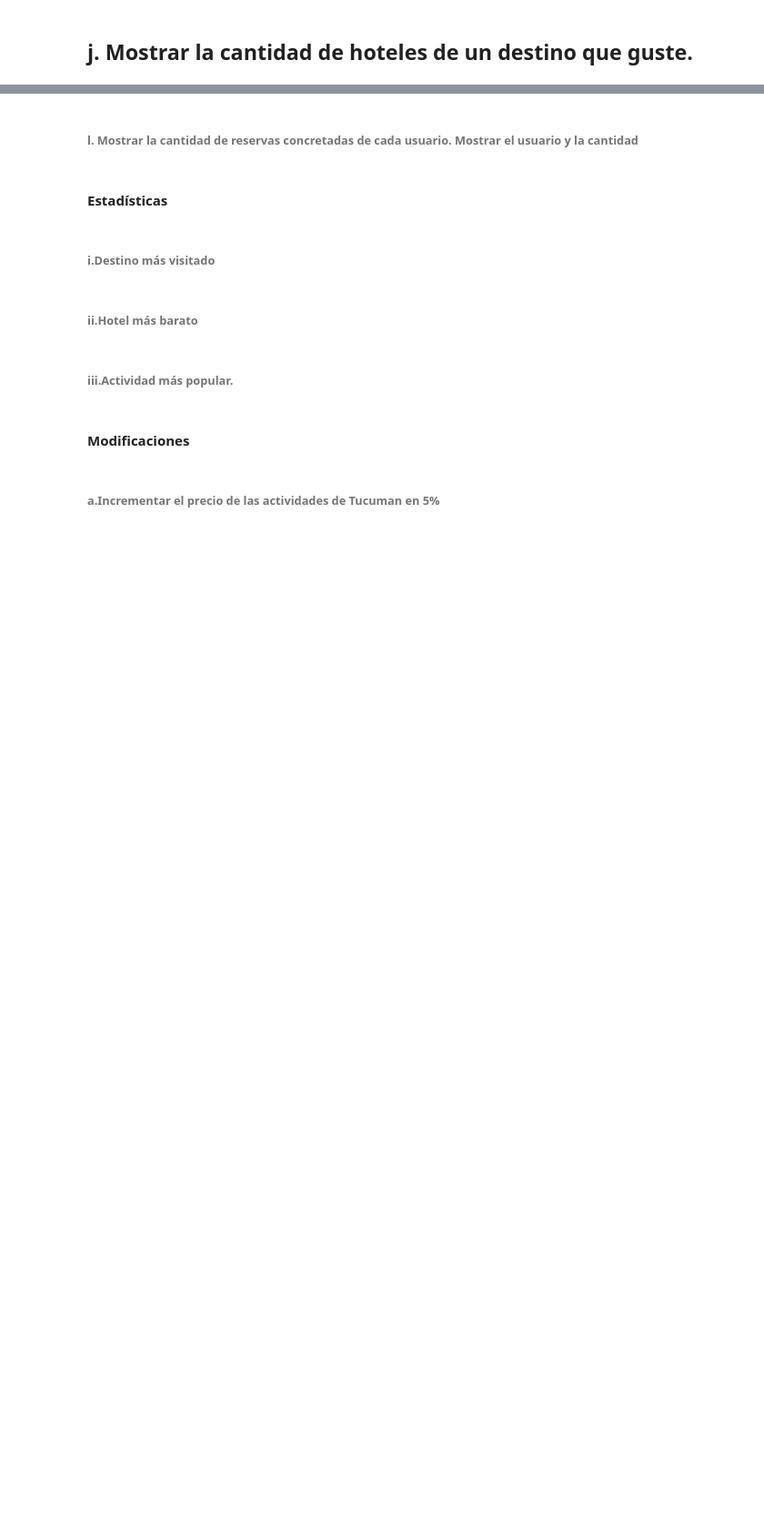
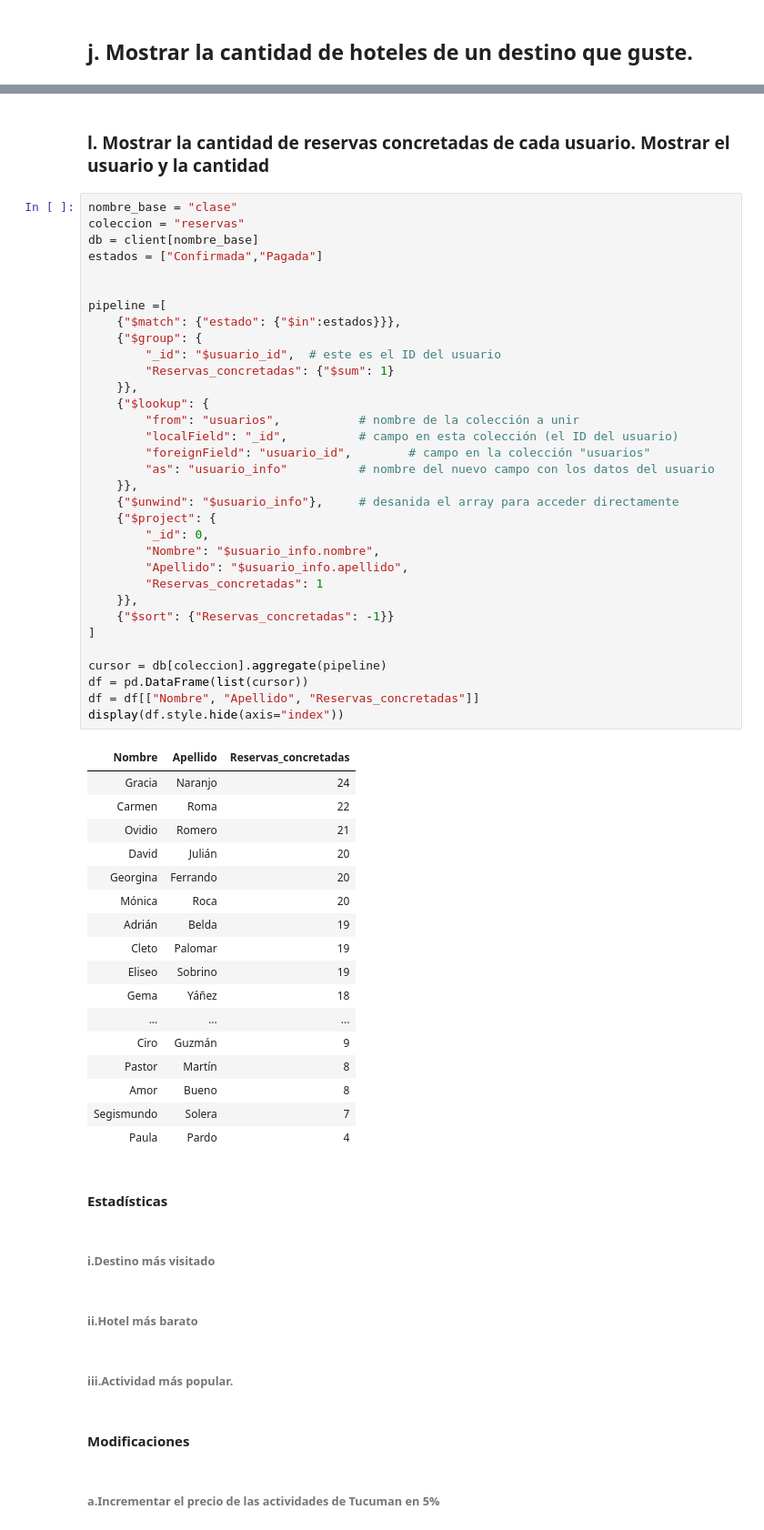
Before and after one commit to dariomicheli/BaseDatos, a Jupyter notebook: notebooks/Consultas.ipynb, the cells around one changed output, grey strips where cells are left out. Shown at 91% size. Cells and saved outputs as stored; diff of their text form; blank space fills up the shorter version.

```diff
--- a/notebooks/Consultas.ipynb
+++ b/notebooks/Consultas.ipynb
@@ -252,5 +369,56 @@ hoteles
 # %% [markdown]
-###### l. Mostrar la cantidad de reservas concretadas de cada usuario. Mostrar el usuario y la cantidad
+### l. Mostrar la cantidad de reservas concretadas de cada usuario. Mostrar el usuario y la cantidad
+# %%
+nombre_base = "clase"
+coleccion = "reservas"
+db = client[nombre_base]
+estados = ["Confirmada","Pagada"]
+
+
+pipeline =[
+    {"$match": {"estado": {"$in":estados}}},
+    {"$group": {
+        "_id": "$usuario_id",  # este es el ID del usuario
+        "Reservas_concretadas": {"$sum": 1}
+    }},
+    {"$lookup": {
+        "from": "usuarios",           # nombre de la colección a unir
+        "localField": "_id",          # campo en esta colección (el ID del usuario)
+        "foreignField": "usuario_id",        # campo en la colección "usuarios"
+        "as": "usuario_info"          # nombre del nuevo campo con los datos del usuario
+    }},
+    {"$unwind": "$usuario_info"},     # desanida el array para acceder directamente
+    {"$project": {
+        "_id": 0,
+        "Nombre": "$usuario_info.nombre",
+        "Apellido": "$usuario_info.apellido",
+        "Reservas_concretadas": 1
+    }},
+    {"$sort": {"Reservas_concretadas": -1}}
+]
+
+cursor = db[coleccion].aggregate(pipeline)
+df = pd.DataFrame(list(cursor))
+df = df[["Nombre", "Apellido", "Reservas_concretadas"]]
+display(df.style.hide(axis="index"))
+# %% [output]
+| Nombre | Apellido | Reservas_concretadas |
+| Gracia | Naranjo | 24 |
+| Carmen | Roma | 22 |
+| Ovidio | Romero | 21 |
+| David | Julián | 20 |
+| Georgina | Ferrando | 20 |
+| Mónica | Roca | 20 |
+| Adrián | Belda | 19 |
+| Cleto | Palomar | 19 |
+| Eliseo | Sobrino | 19 |
+| Gema | Yáñez | 18 |
+| ... | ... | ... |
+| Ciro | Guzmán | 9 |
+| Pastor | Martín | 8 |
+| Amor | Bueno | 8 |
+| Segismundo | Solera | 7 |
+| Paula | Pardo | 4 |
 # %% [markdown]
 #### Estadísticas
 # %% [markdown]
```
Also changed, not shown: parts of 23 cells of this notebook, 1 other file.
